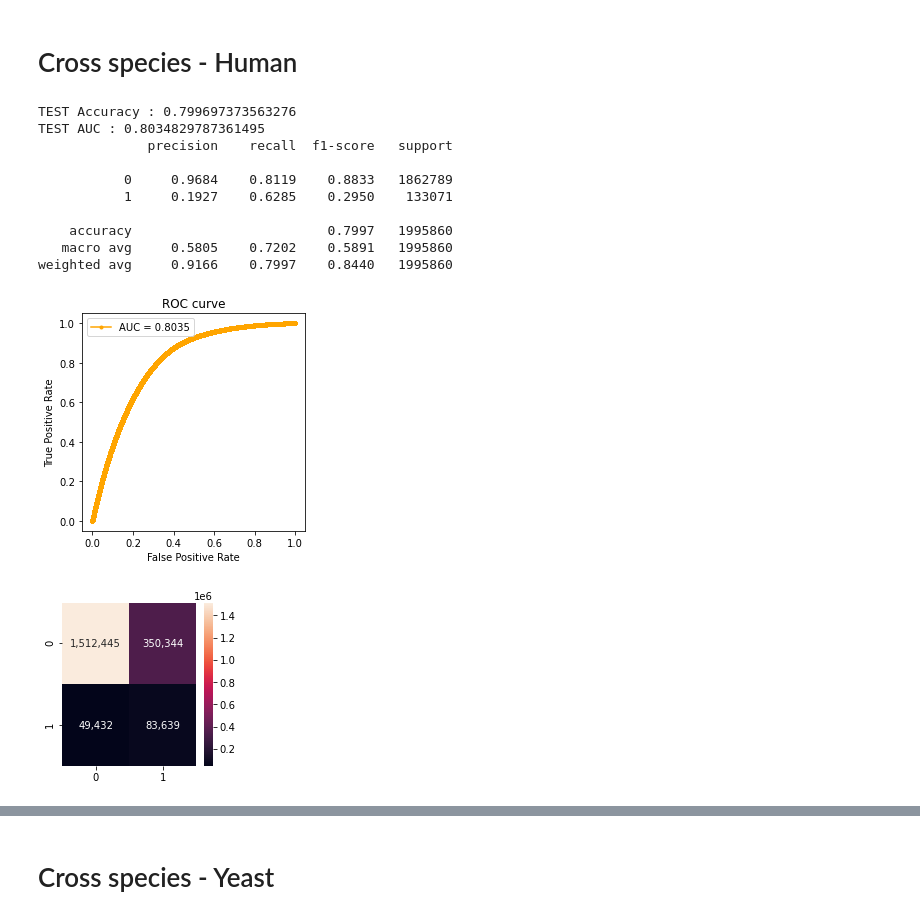
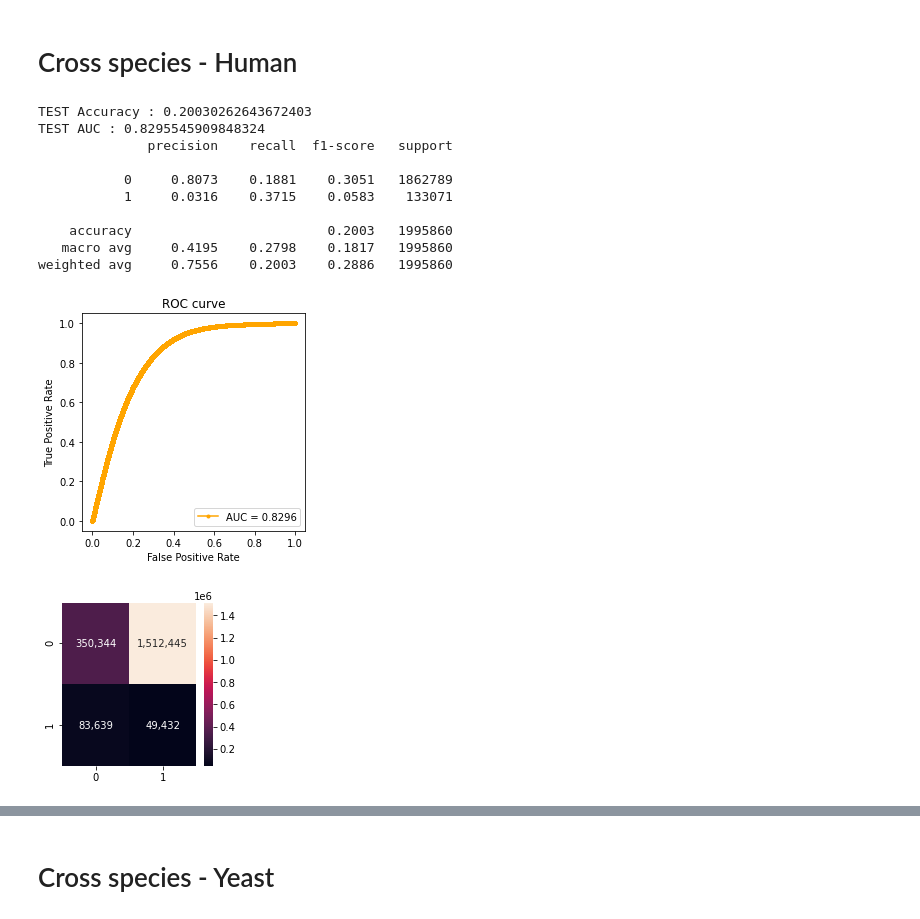
Before and after one commit to zoohoson/Peptide_Detectability, a Jupyter notebook: Comparison_CapsNet.ipynb, the cells around one changed output, grey strips where cells are left out. Saved outputs shown, nothing was run; the diff lists cells and outputs as text; code cells hidden in the pictures.

```diff
--- a/Comparison_CapsNet.ipynb
+++ b/Comparison_CapsNet.ipynb
@@ -279,15 +279,15 @@ for batch_idx, batch in enumerate(test_iter):
 
     out = model(data)
     out = torch.sqrt(torch.sum(out * out, 2))
-    out1 = out[:, 1]
+    out1 = out[:, 0]
     _, y_pre = torch.max(out, -1)
     all_p1.extend(list(out1.cpu().detach().numpy()))
     all_pred1.extend(list(y_pre.cpu().detach().numpy()))
     all_true1.extend(list(batch.Label.cpu().detach().numpy()))
 
-all_pred1 = np.array(list(map(lambda x: 1-x, np.array(all_pred1))))
+all_pred1 = np.array(list(map(lambda x: x, np.array(all_pred1))))
 all_true1 = np.array(all_true1)
-all_p1 = np.array(list(map(lambda x: 1-x, np.array(all_p1))))
+all_p1 = np.array(list(map(lambda x: x, np.array(all_p1))))
 
 auc = roc_auc_score(all_true1, all_p1)
 acc = metrics.accuracy_score(all_true1,all_pred1)
@@ -499,7 +513,7 @@ for batch_idx, batch in enumerate(test_iter):
 
     out = model(data)
     out = torch.sqrt(torch.sum(out * out, 2))
-    out1 = out[:, 1]
+    out1 = out[:, 0]
     _, y_pre = torch.max(out, -1)
     all_p1.extend(list(out1.cpu().detach().numpy()))
     all_pred1.extend(list(y_pre.cpu().detach().numpy()))
@@ -511,9 +525,9 @@ print('TEST Accuracy : {}'.format(acc))
 print('TEST AUC : {}'.format(auc))
 print(classification_report(all_true1, all_pred1, digits=4))
 
-all_pred1 = np.array(list(map(lambda x: 1-x, np.array(all_pred1))))
+all_pred1 = np.array(list(map(lambda x: x, np.array(all_pred1))))
 all_true1 = np.array(all_true1)
-all_p1 = np.array(list(map(lambda x: 1-x, np.array(all_p1))))
+all_p1 = np.array(list(map(lambda x: x, np.array(all_p1))))
 
 plt.figure(figsize=(4, 4))
 fpr, tpr, threshold = roc_curve(all_true1, all_p1)
@@ -643,55 +670,55 @@ for batch_idx, batch in enumerate(test_iter):
 
     out = model(data)
     out = torch.sqrt(torch.sum(out * out, 2))
-    out1 = out[:, 1]
+    out1 = out[:, 0]
     _, y_pre = torch.max(out, -1)
     all_p1.extend(list(out1.cpu().detach().numpy()))
     all_pred1.extend(list(y_pre.cpu().detach().numpy()))
     all_true1.extend(list(batch.Label.cpu().detach().numpy()))
 
-all_pred1 = np.array(list(map(lambda x: 1-x, np.array(all_pred1))))
+all_pred1 = np.array(list(map(lambda x: x, np.array(all_pred1))))
 all_true1 = np.array(all_true1)
-all_p1 = np.array(list(map(lambda x: 1-x, np.array(all_p1))))
+all_p1 = np.array(list(map(lambda x: x, np.array(all_p1))))
 
 auc = roc_auc_score(all_true1, all_p1)
 acc = metrics.accuracy_score(all_true1,all_pred1)
 print('TEST Accuracy : {}'.format(acc))
 print('TEST AUC : {}'.format(auc))
 print(classification_report(all_true1, all_pred1, digits=4))
 
 
 plt.figure(figsize=(4, 4))
 fpr, tpr, threshold = roc_curve(all_true1, all_p1)
 plt.plot(fpr, tpr, marker='.', label='AUC = {:.4f}'.format(auc), color='orange')
 plt.title('ROC curve')
 plt.xlabel('False Positive Rate')
 plt.ylabel('True Positive Rate')
 plt.legend()
 plt.show()
 
 cf_matrix = confusion_matrix(all_true1, all_pred1)
 plt.figure(figsize=(3, 3))
 sns.heatmap(cf_matrix, annot=True, fmt=',.0f')
 plt.show()
 
 np.save('log/result_human_HEK293_CapsNet_fpr.npy', fpr)
 np.save('log/result_human_HEK293_CapsNet_tpr.npy', tpr)
 np.save('log/result_human_HEK293_CapsNet_threshold.npy', threshold)
 np.save('log/result_human_HEK293_CapsNet_prob.npy', all_p1)
 np.save('log/result_human_HEK293_CapsNet_true.npy', all_true1)
 # %% [output]
-TEST Accuracy : 0.799697373563276
-TEST AUC : 0.8034829787361495
+TEST Accuracy : 0.20030262643672403
+TEST AUC : 0.8295545909848324
               precision    recall  f1-score   support
 
-           0     0.9684    0.8119    0.8833   1862789
-           1     0.1927    0.6285    0.2950    133071
+           0     0.8073    0.1881    0.3051   1862789
+           1     0.0316    0.3715    0.0583    133071
 
-    accuracy                         0.7997   1995860
-   macro avg     0.5805    0.7202    0.5891   1995860
-weighted avg     0.9166    0.7997    0.8440   1995860
+    accuracy                         0.2003   1995860
+   macro avg     0.4195    0.2798    0.1817   1995860
+weighted avg     0.7556    0.2003    0.2886   1995860
-[figure, old version]
+[figure, new version]
-[figure, old version]
+[figure, new version]
 # %%
 from torchtext import data, datasets
 
```
Also changed, not shown: parts of 13 cells of this notebook, 3 other files.
